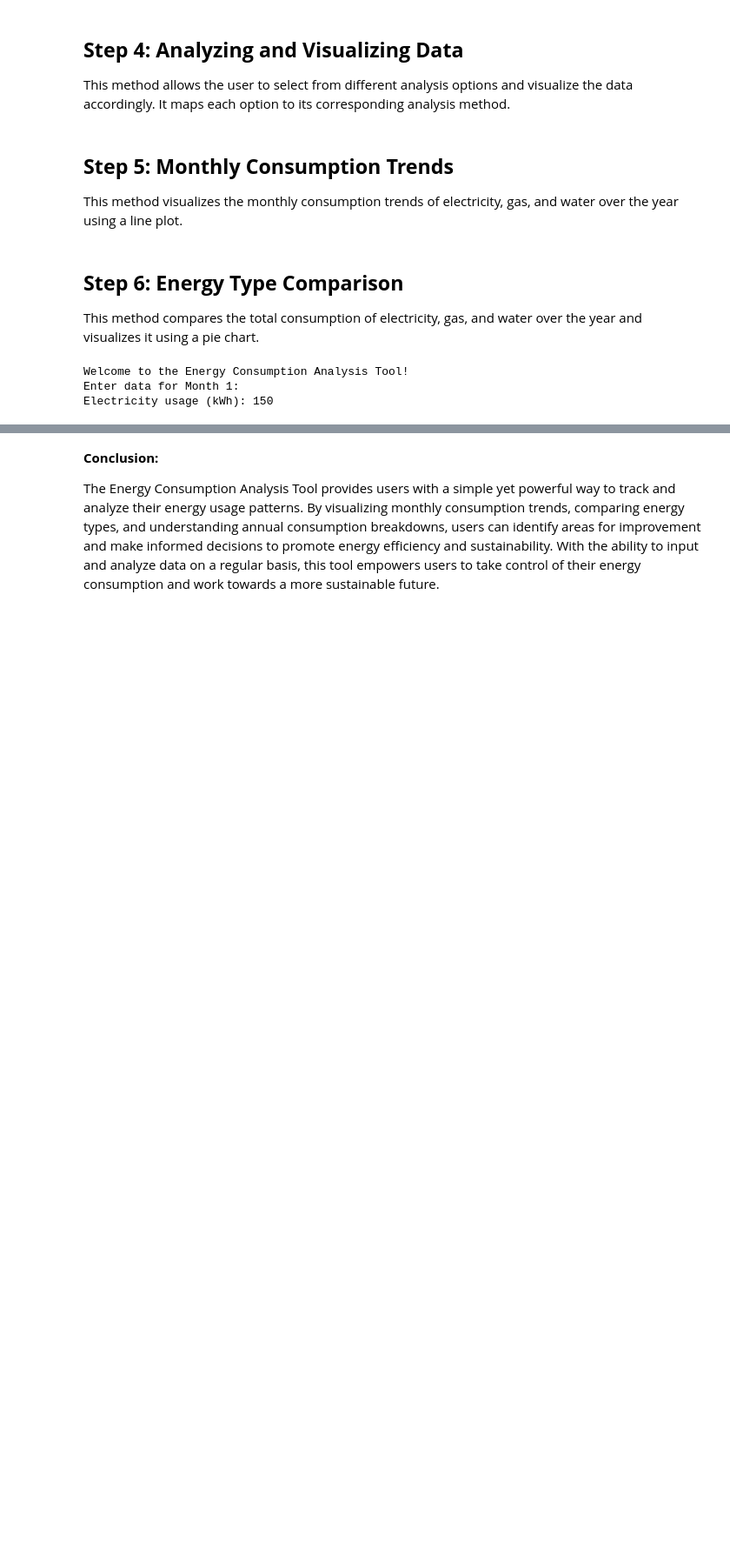
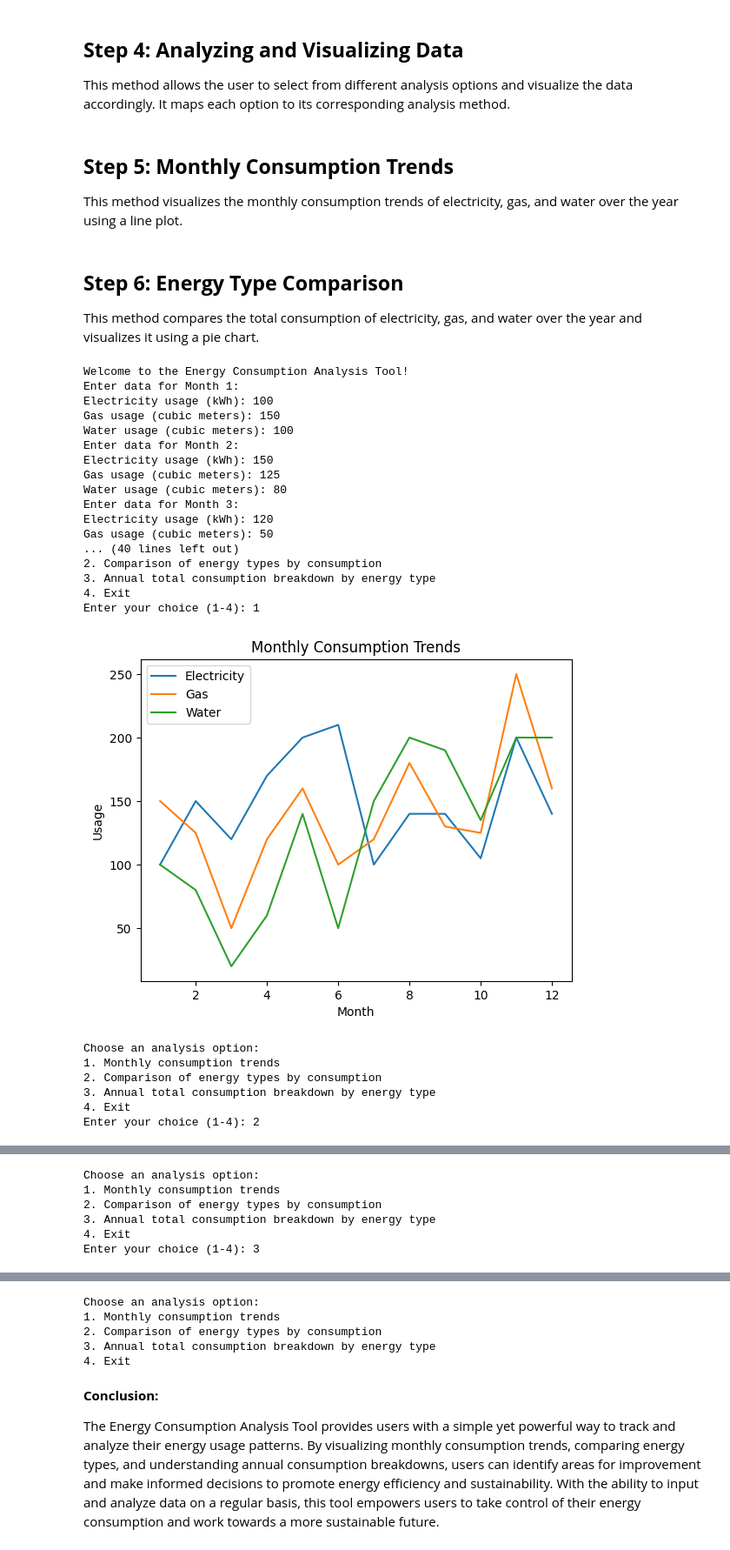
Before and after one commit to azizulcurtin/Assignment-1-Energy-Consumption-Analysis-Tool, a Jupyter notebook: Assignment_1_Energy_Consumption_Analysis_Tool.ipynb, the cells around one changed output, grey strips where cells are left out. Shown at 87% size. Cells and saved outputs as stored; diff of their text form; code cells hidden in the pictures; blank space fills up the shorter version.

```diff
--- a/Assignment_1_Energy_Consumption_Analysis_Tool.ipynb
+++ b/Assignment_1_Energy_Consumption_Analysis_Tool.ipynb
@@ -112,10 +112,31 @@ def main():
         else:
             print("Invalid option. Please choose a number between 1 and 4.")
 # %%
-# Run the main function if the script is executed directly
+2# Run the main function if the script is executed directly
 if __name__ == "__main__":
     main()
 # %% [output]
 Welcome to the Energy Consumption Analysis Tool!
 Enter data for Month 1:
+Electricity usage (kWh): 100
+Gas usage (cubic meters): 150
+Water usage (cubic meters): 100
+Enter data for Month 2:
 Electricity usage (kWh): 150
+Gas usage (cubic meters): 125
+Water usage (cubic meters): 80
+Enter data for Month 3:
+Electricity usage (kWh): 120
+Gas usage (cubic meters): 50
+... (40 lines left out)
+2. Comparison of energy types by consumption
+3. Annual total consumption breakdown by energy type
+4. Exit
+Enter your choice (1-4): 1
+[figure, added]
+Choose an analysis option:
+1. Monthly consumption trends
+2. Comparison of energy types by consumption
+3. Annual total consumption breakdown by energy type
+4. Exit
+Enter your choice (1-4): 2
@@ -121,0 +144,6 @@ Electricity usage (kWh): 150
+Choose an analysis option:
+1. Monthly consumption trends
+2. Comparison of energy types by consumption
+3. Annual total consumption breakdown by energy type
+4. Exit
+Enter your choice (1-4): 3
@@ -122,3 +151,8 @@ Electricity usage (kWh): 150
+Choose an analysis option:
+1. Monthly consumption trends
+2. Comparison of energy types by consumption
+3. Annual total consumption breakdown by energy type
+4. Exit
 # %% [markdown]
 **Conclusion:**
 
```
Also changed, not shown: parts of 2 cells of this notebook.
